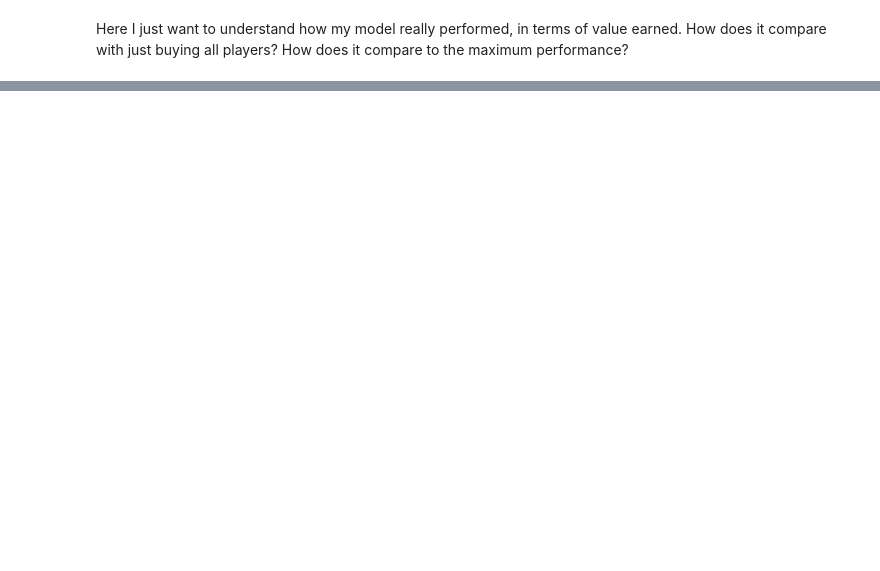
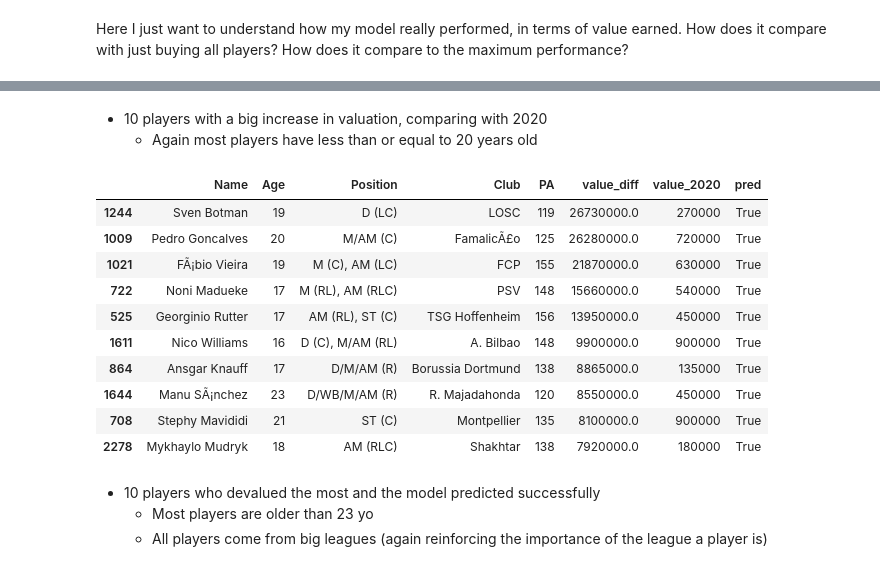
Before and after one commit to ricardogffcouto/fm-predictor, a Jupyter notebook: value_increase_predictor.ipynb, the cells around one changed output, grey strips where cells are left out. Drawn from its saved outputs; the diff is of its cells as text; code cells hidden in the pictures; blank space fills up the shorter version.

```diff
--- a/value_increase_predictor.ipynb
+++ b/value_increase_predictor.ipynb
@@ -473,7 +475,7 @@ def perf(minval, maxval):
 
 test_value_predictions_proba_v1 = value_predictor_v1.predict_proba(test_players_prepared)
 
-test_players_v1 = x_test[['Name', 'Age', 'Position', 'Club', 'PA', 'value_diff']]
+test_players_v1 = x_test[['Name', 'Age', 'Position', 'Club', 'PA', 'value_diff', 'value_2020']]
 test_players_v1['pred'] = test_value_predictions_proba_v1[:, 1] > ideal_threshold
 
 test_total_value_without_model = test_players_v1['value_diff'].sum()
@@ -510,0 +533,21 @@ Report SWEETVIZ_REPORT.html was generated! NOTEBOOK/COLAB USERS: the web browser
+# %% [markdown]
+- 10 players with a big increase in valuation, comparing with 2020
+    - Again most players have less than or equal to 20 years old
+# %%
+test_players_v1.query('pred == 1 and value_2020 <= 1000000').sort_values('value_diff', ascending=False).head(10)
+# %% [output]
+|  | Name | Age | Position | Club | PA | value_diff | value_2020 | pred |
+| 1244 | Sven Botman | 19 | D (LC) | LOSC | 119 | 26730000.0 | 270000 | True |
+| 1009 | Pedro Goncalves | 20 | M/AM (C) | FamalicÃ£o | 125 | 26280000.0 | 720000 | True |
+| 1021 | FÃ¡bio Vieira | 19 | M (C), AM (LC) | FCP | 155 | 21870000.0 | 630000 | True |
+| 722 | Noni Madueke | 17 | M (RL), AM (RLC) | PSV | 148 | 15660000.0 | 540000 | True |
+| 525 | Georginio Rutter | 17 | AM (RL), ST (C) | TSG Hoffenheim | 156 | 13950000.0 | 450000 | True |
+| 1611 | Nico Williams | 16 | D (C), M/AM (RL) | A. Bilbao | 148 | 9900000.0 | 900000 | True |
+| 864 | Ansgar Knauff | 17 | D/M/AM (R) | Borussia Dortmund | 138 | 8865000.0 | 135000 | True |
+| 1644 | Manu SÃ¡nchez | 23 | D/WB/M/AM (R) | R. Majadahonda | 120 | 8550000.0 | 450000 | True |
+| 708 | Stephy Mavididi | 21 | ST (C) | Montpellier | 135 | 8100000.0 | 900000 | True |
+| 2278 | Mykhaylo Mudryk | 18 | AM (RLC) | Shakhtar | 138 | 7920000.0 | 180000 | True |
+# %% [markdown]
+- 10 players who devalued the most and the model predicted successfully
+    - Most players are older than 23 yo
+    - All players come from big leagues (again reinforcing the importance of the league a player is)
```
Also changed, not shown: parts of 21 cells of this notebook, 3 other files.
